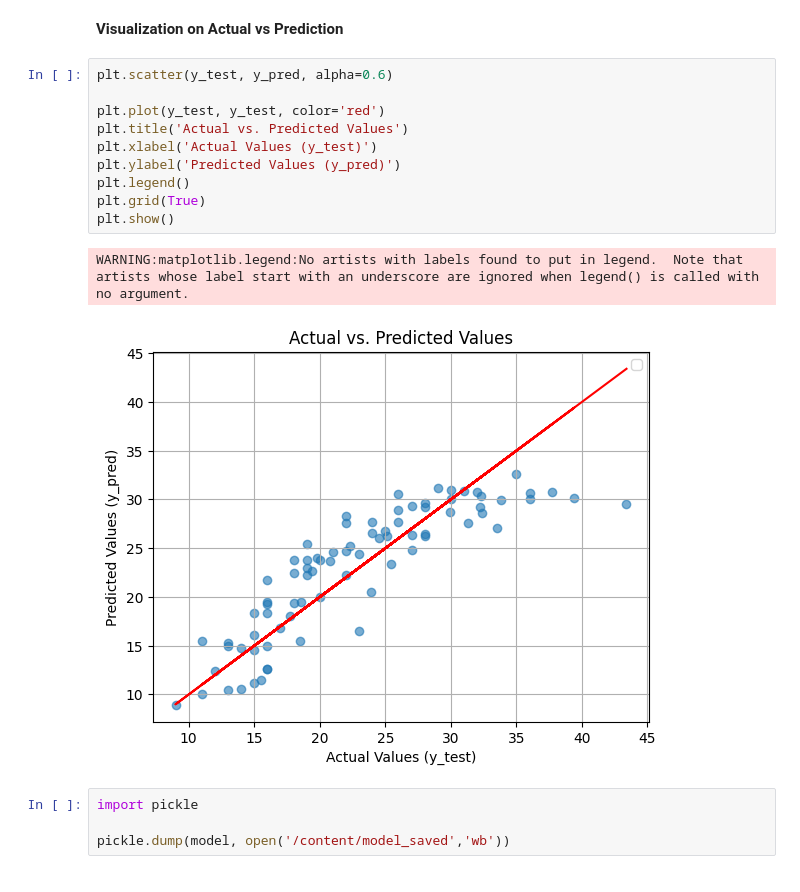
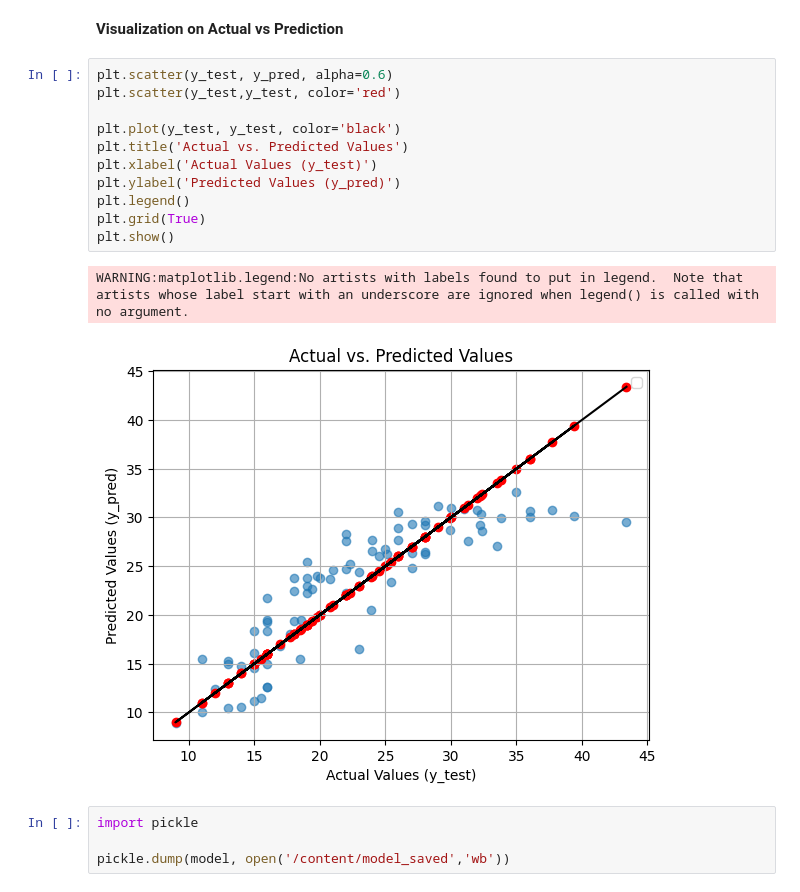
Before and after one commit to Amboyandrey/-LE1_Amboy_NA-, a Jupyter notebook: Amboy_midterm_lab_1.ipynb, the cells around one changed output. Drawn from its saved outputs; the diff is of its cells as text.

```diff
--- a/Amboy_midterm_lab_1.ipynb
+++ b/Amboy_midterm_lab_1.ipynb
@@ -316,17 +316,18 @@ r_squared
 **Visualization on Actual vs Prediction**
 # %%
 plt.scatter(y_test, y_pred, alpha=0.6)
+plt.scatter(y_test,y_test, color='red')
 
-plt.plot(y_test, y_test, color='red')
+plt.plot(y_test, y_test, color='black')
 plt.title('Actual vs. Predicted Values')
 plt.xlabel('Actual Values (y_test)')
 plt.ylabel('Predicted Values (y_pred)')
 plt.legend()
 plt.grid(True)
 plt.show()
 # %% [output]
 WARNING:matplotlib.legend:No artists with labels found to put in legend.  Note that artists whose label start with an underscore are ignored when legend() is called with no argument.
-[figure, old version]
+[figure, new version]
 # %%
 import pickle
 
```
Also changed, not shown: parts of 1 cell of this notebook.
